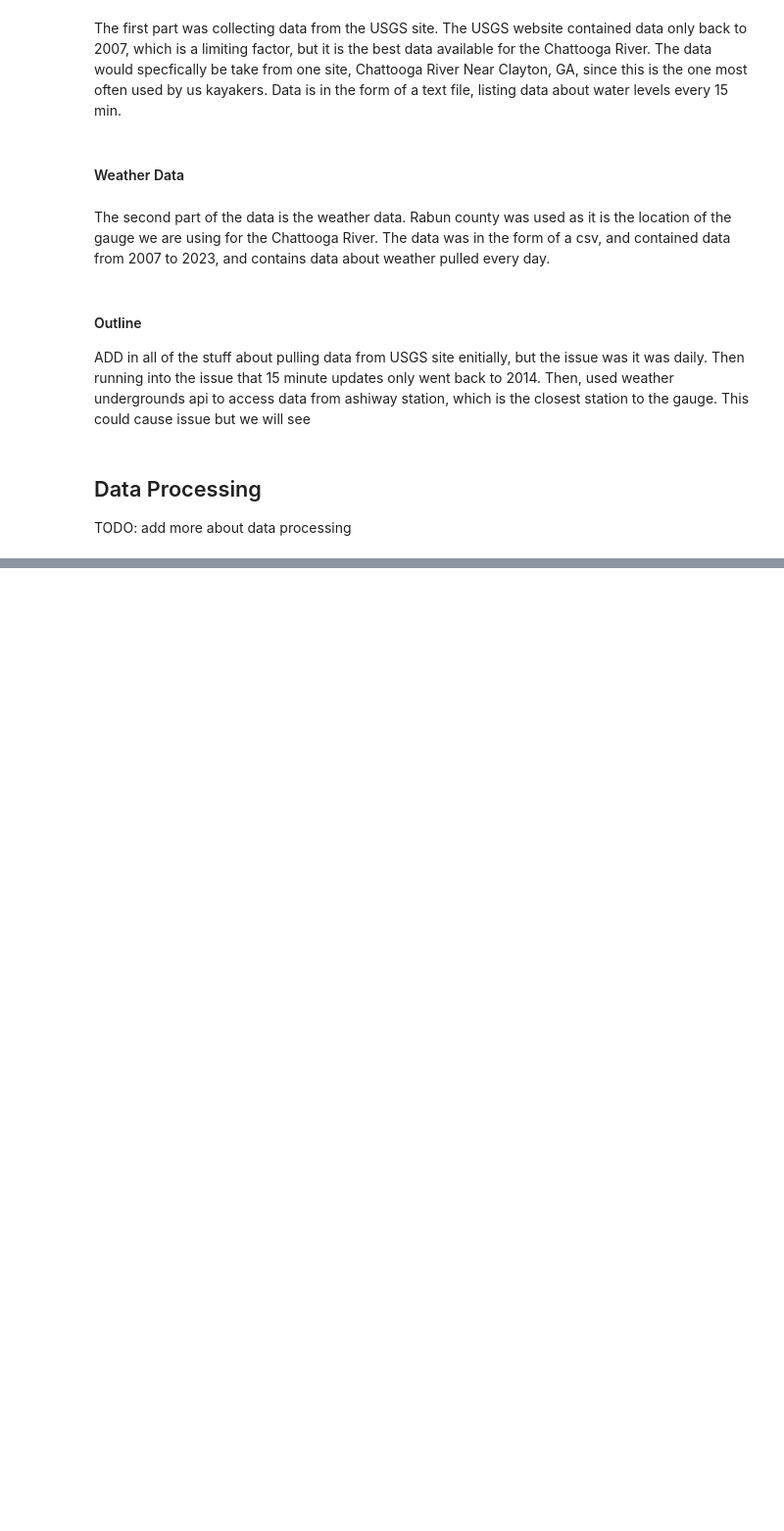
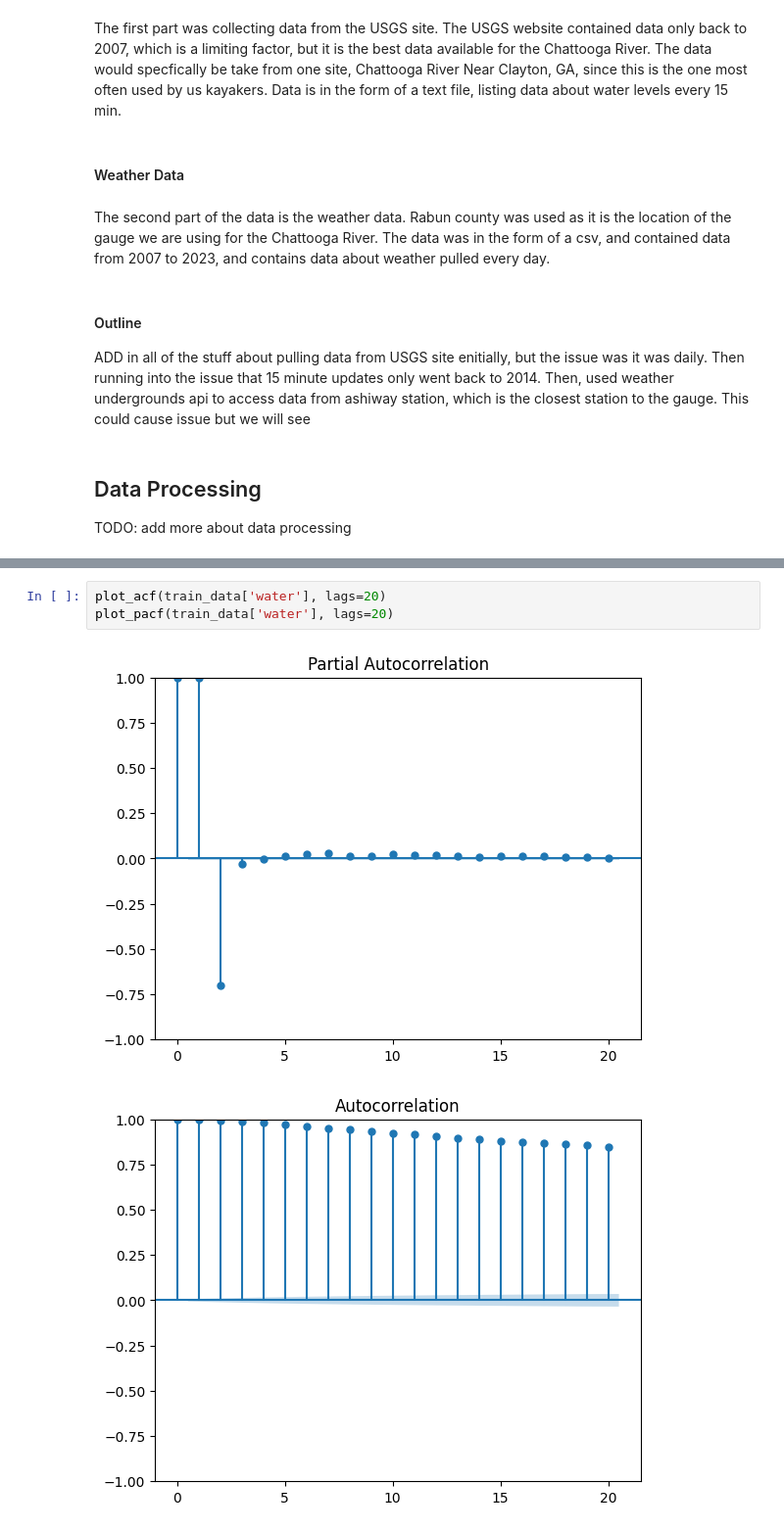
Before and after one commit to teenageknight/water-level-predictive-model, a Jupyter notebook: main.ipynb, the cells around one changed output, grey strips where cells are left out. Shown: that part at 98% size. Cells and saved outputs as stored; diff of their text form; blank space fills up the shorter version.

```diff
--- a/main.ipynb
+++ b/main.ipynb
@@ -86,0 +75,6 @@ date
+# %%
+plot_acf(train_data['water'], lags=20)
+plot_pacf(train_data['water'], lags=20)
+# %% [output]
+[figure, added]
+[figure, added]
```
Also changed, not shown: parts of 12 cells of this notebook.
